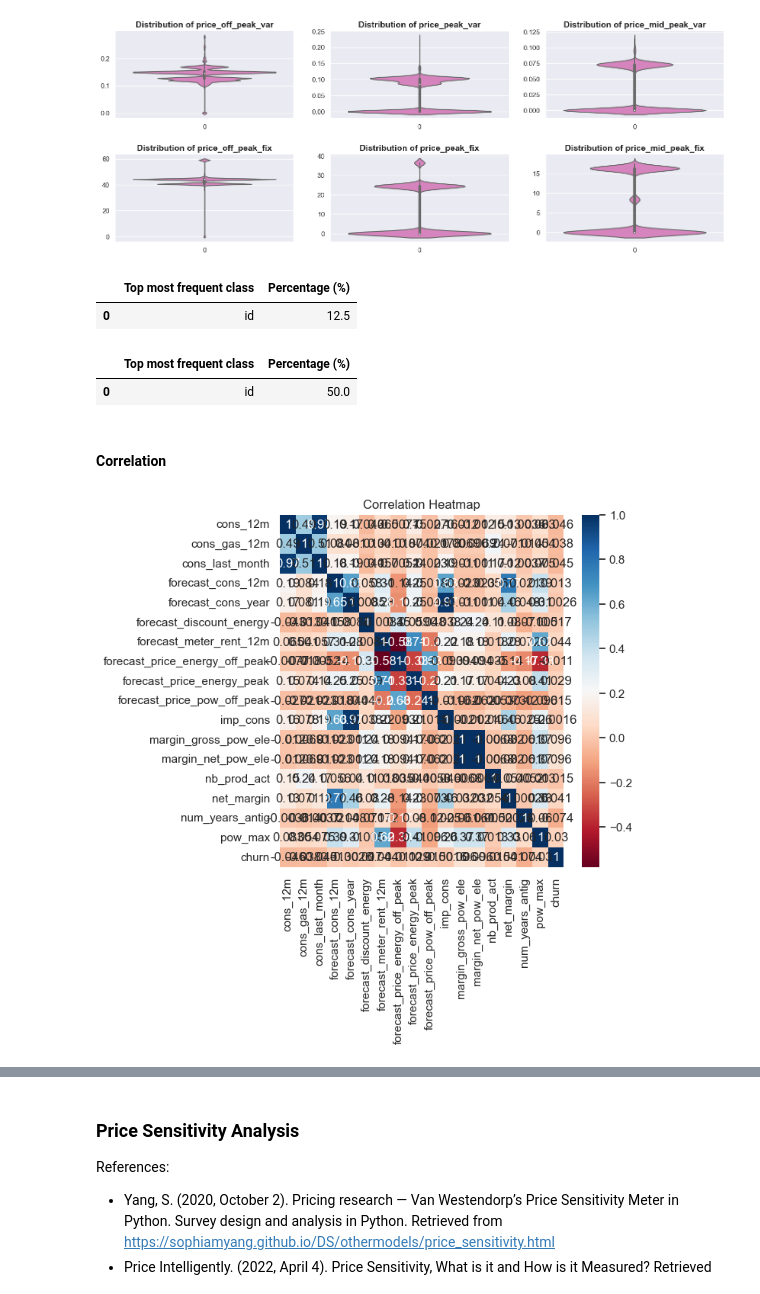
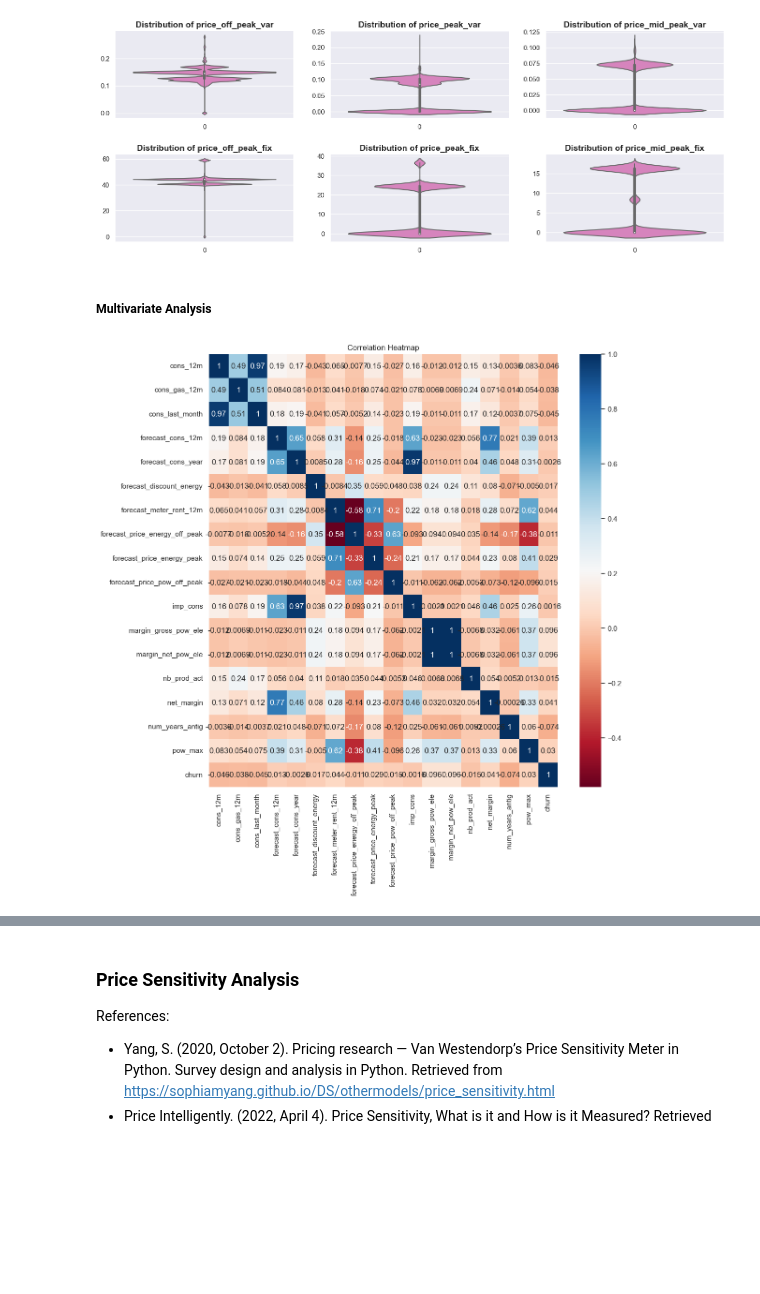
Before and after one commit to sabirinID/BCG-Data-Science-Virtual-Internship, a Jupyter notebook: Files/2-Exploratory-Data-Analysis/Task 2 - Exploratory Data Analysis.ipynb, the cells around one changed output, grey strips where cells are left out. Saved outputs shown, nothing was run; the diff lists cells and outputs as text; code cells hidden in the pictures; blank space fills up the shorter version.

```diff
--- a/Files/2-Exploratory-Data-Analysis/Task 2 - Exploratory Data Analysis.ipynb
+++ b/Files/2-Exploratory-Data-Analysis/Task 2 - Exploratory Data Analysis.ipynb
@@ -427,8 +444,11 @@ plt.show()
 ### Distribution of data
 # %%
 # Define numerical and categorical columns
-client_num_cols = client_df.select_dtypes(include=['float64', 'int64']).columns
-client_cat_cols = client_df.select_dtypes(include=['object']).columns
+client_num = client_df.select_dtypes(include=['float64', 'int64'])
+client_cat = client_df.select_dtypes(include=['object'])
+
+client_num_cols = client_num.columns
+client_cat_cols = client_cat.columns
 
 print('Numerical and categorical client data')
 print(f'- Number of numerical features  : {len(client_num_cols)}')
@@ -523,27 +538,17 @@ def categorical_distribution(cat):
-# %%
-categorical_distribution(client_cat_cols)
-# %% [output]
-|  | Top most frequent class | Percentage (%) |
-| 0 | id | 12.5 |
-# %%
-categorical_distribution(price_cat_cols)
-# %% [output]
-|  | Top most frequent class | Percentage (%) |
-| 0 | id | 50.0 |
 # %% [markdown]
-#### Correlation
+##### Multivariate Analysis
 # %%
 # Filter out only the numeric columns from client_df
 client_num_df = client_df[client_num_cols]
 
 # Explore correlations
 corr_matrix = client_num_df.corr()
-plt.figure(figsize=(6, 6))
+plt.figure(figsize=(12, 12))
 sns.heatmap(corr_matrix, annot=True, cmap='RdBu')
 plt.title('Correlation Heatmap')
 plt.show()
 # %% [output]
-[figure, old version]
+[figure, new version]
 # %%
 price_num_df = price_df[price_num_cols]
 
```
Also changed, not shown: parts of 51 cells of this notebook.
